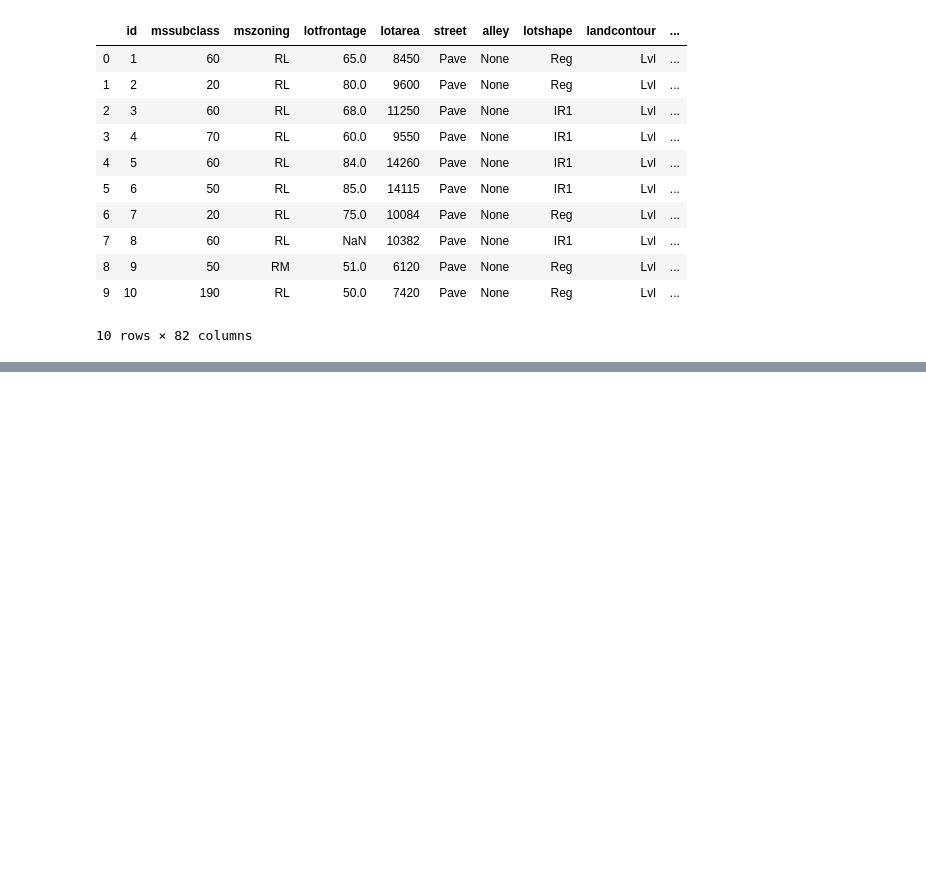
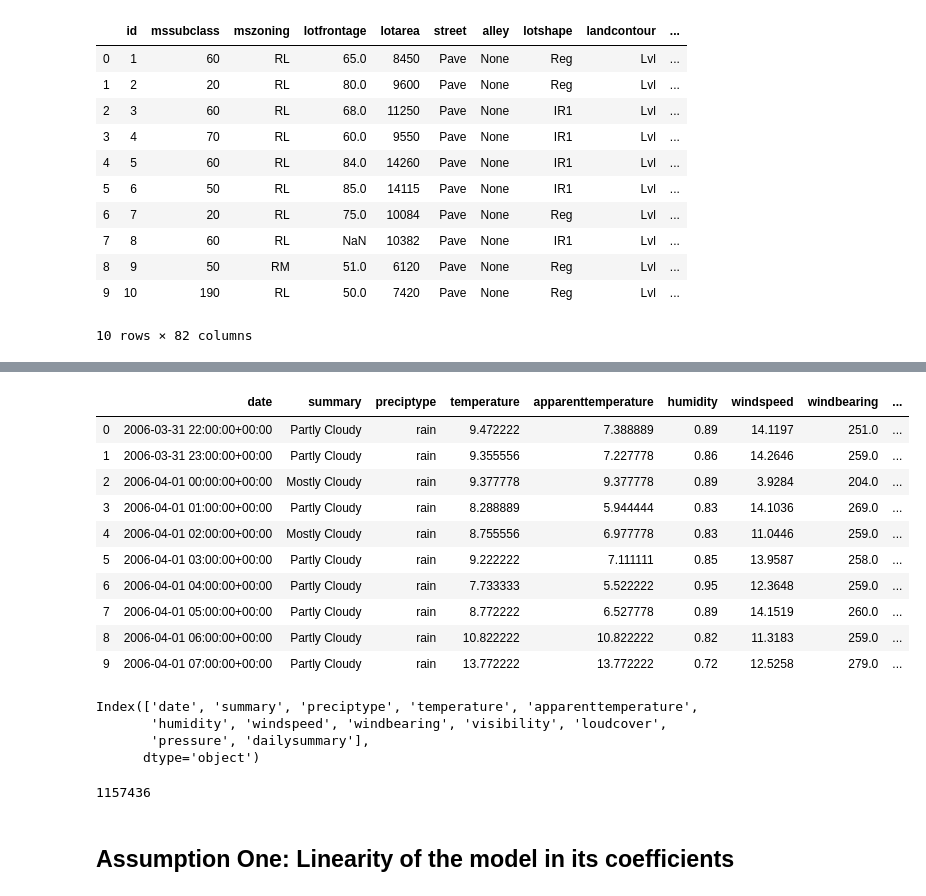
Before and after one commit to pitaconsumer/Classification-Regression, a Jupyter notebook: Module 18-Regression.ipynb, the cells around one changed output, grey strips where cells are left out. Saved outputs shown, nothing was run; the diff lists cells and outputs as text; code cells hidden in the pictures; blank space fills up the shorter version.

```diff
--- a/Module 18-Regression.ipynb
+++ b/Module 18-Regression.ipynb
@@ -271,0 +374,41 @@ results.summary()
+# %%
+postgres_user = 'dsbc_student'
+postgres_pw = '7*.8G9QH21'
+postgres_host = '142.93.121.174'
+postgres_port = '5432'
+postgres_db = 'weatherinszeged'
+
+engine = create_engine('postgresql://{}:{}@{}:{}/{}'.format(
+    postgres_user, postgres_pw, postgres_host, postgres_port, postgres_db))
+weather_df = pd.read_sql_query('select * from weatherinszeged',con=engine)
+
+# no need for an open connection, as we're only doing a single query
+engine.dispose()
+
+
+weather_df.head(10)
+# %% [output]
+|  | date | summary | preciptype | temperature | apparenttemperature | humidity | windspeed | windbearing | ... |
+| 0 | 2006-03-31 22:00:00+00:00 | Partly Cloudy | rain | 9.472222 | 7.388889 | 0.89 | 14.1197 | 251.0 | ... |
+| 1 | 2006-03-31 23:00:00+00:00 | Partly Cloudy | rain | 9.355556 | 7.227778 | 0.86 | 14.2646 | 259.0 | ... |
+| 2 | 2006-04-01 00:00:00+00:00 | Mostly Cloudy | rain | 9.377778 | 9.377778 | 0.89 | 3.9284 | 204.0 | ... |
+| 3 | 2006-04-01 01:00:00+00:00 | Partly Cloudy | rain | 8.288889 | 5.944444 | 0.83 | 14.1036 | 269.0 | ... |
+| 4 | 2006-04-01 02:00:00+00:00 | Mostly Cloudy | rain | 8.755556 | 6.977778 | 0.83 | 11.0446 | 259.0 | ... |
+| 5 | 2006-04-01 03:00:00+00:00 | Partly Cloudy | rain | 9.222222 | 7.111111 | 0.85 | 13.9587 | 258.0 | ... |
+| 6 | 2006-04-01 04:00:00+00:00 | Partly Cloudy | rain | 7.733333 | 5.522222 | 0.95 | 12.3648 | 259.0 | ... |
+| 7 | 2006-04-01 05:00:00+00:00 | Partly Cloudy | rain | 8.772222 | 6.527778 | 0.89 | 14.1519 | 260.0 | ... |
+| 8 | 2006-04-01 06:00:00+00:00 | Partly Cloudy | rain | 10.822222 | 10.822222 | 0.82 | 11.3183 | 259.0 | ... |
+| 9 | 2006-04-01 07:00:00+00:00 | Partly Cloudy | rain | 13.772222 | 13.772222 | 0.72 | 12.5258 | 279.0 | ... |
+# %%
+weather_df.columns
+# %% [output]
+Index(['date', 'summary', 'preciptype', 'temperature', 'apparenttemperature',
+       'humidity', 'windspeed', 'windbearing', 'visibility', 'loudcover',
+       'pressure', 'dailysummary'],
+      dtype='object')
+# %%
+weather_df.size
+# %% [output]
+1157436
+# %% [markdown]
+## Assumption One: Linearity of the model in its coefficients
```
Also changed, not shown: parts of 37 cells of this notebook.
